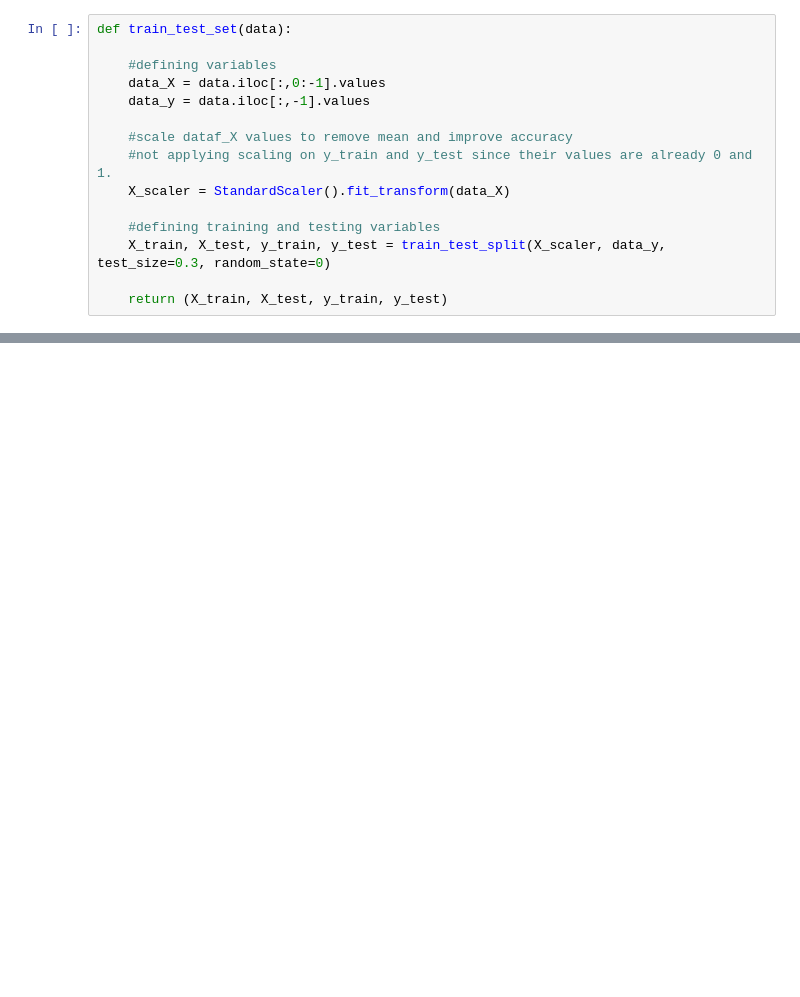
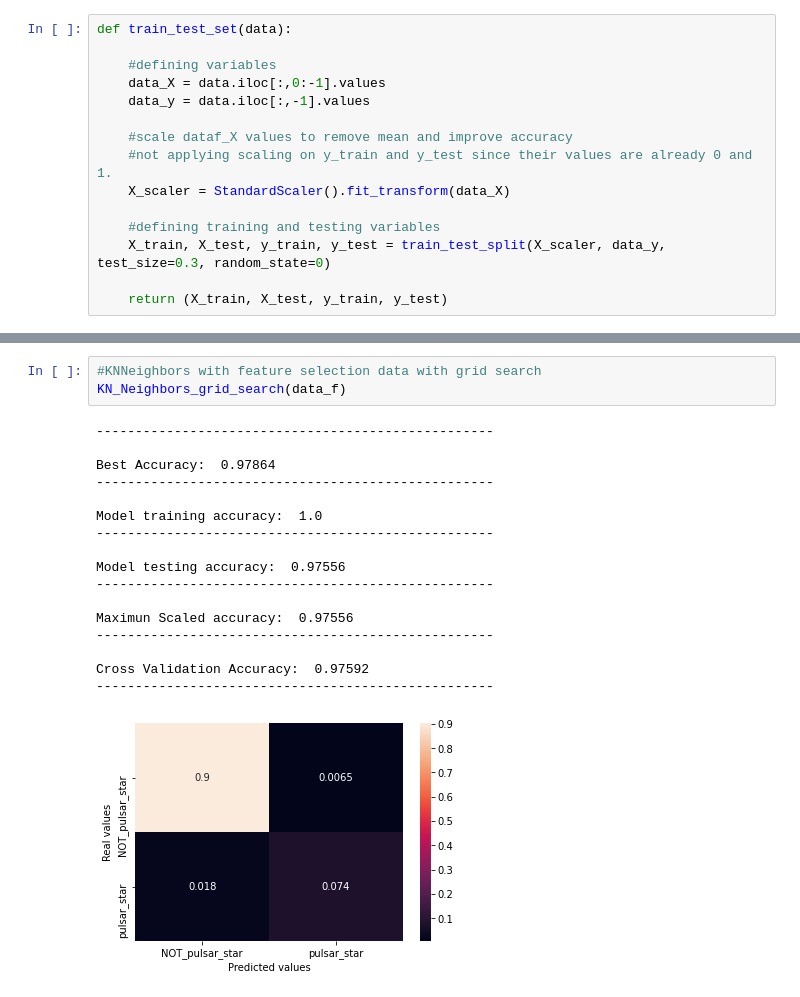
Before and after one commit to savalente3/pulsar_stars_prediction, a Jupyter notebook: pulsar_stars.ipynb, the cells around one changed output, grey strips where cells are left out. Saved outputs shown, nothing was run; the diff lists cells and outputs as text; blank space fills up the shorter version.

```diff
--- a/pulsar_stars.ipynb
+++ b/pulsar_stars.ipynb
@@ -509,0 +614,21 @@ Best Cross Validation parameters:  0.97592
+# %%
+#KNNeighbors with feature selection data with grid search
+KN_Neighbors_grid_search(data_f)
+# %% [output]
+---------------------------------------------------
+
+Best Accuracy:  0.97864
+---------------------------------------------------
+
+Model training accuracy:  1.0
+---------------------------------------------------
+
+Model testing accuracy:  0.97556
+---------------------------------------------------
+
+Maximun Scaled accuracy:  0.97556
+---------------------------------------------------
+
+Cross Validation Accuracy:  0.97592
+---------------------------------------------------
+[figure, added]
```
Also changed, not shown: parts of 22 cells of this notebook.
